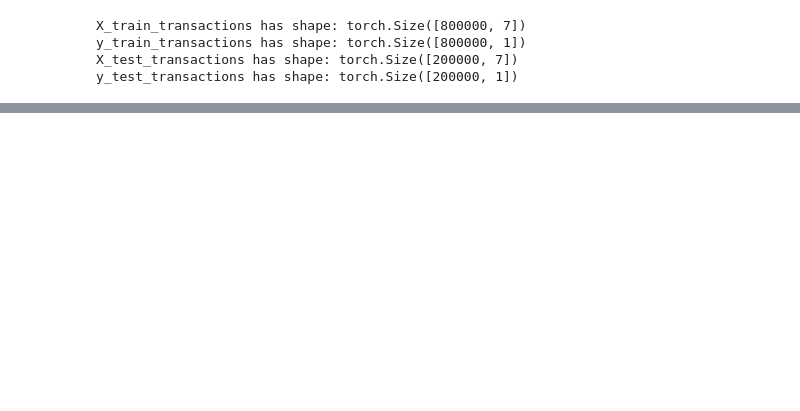
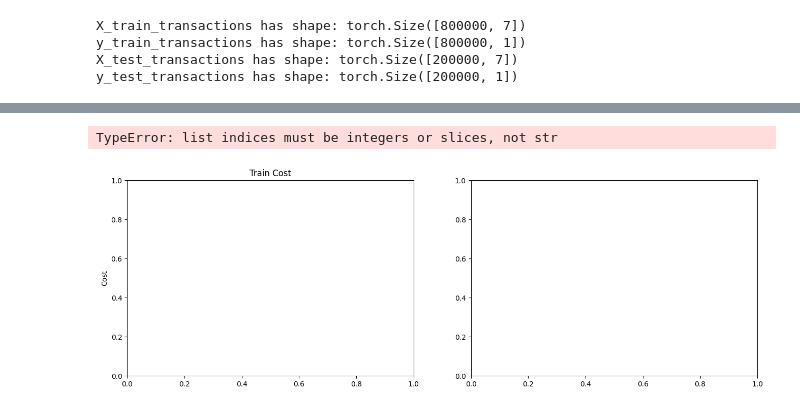
Before and after one commit to huslar58/SMPC_NN, a Jupyter notebook: Encrypted_NN.ipynb, the cells around one changed output, grey strips where cells are left out. Cells and saved outputs as stored; diff of their text form; code cells hidden in the pictures; blank space fills up the shorter version.

```diff
--- a/Encrypted_NN.ipynb
+++ b/Encrypted_NN.ipynb
@@ -132,8 +116 @@ tensor([[36.2172,  0.2478,  0.1814,  ...,  1.0000,  0.0000,  1.0000],
-# %%
-input_size = 7  # Number of input features
-hidden_size = 64  # Number of hidden units
-num_classes = 1  # Binary classification
-num_epochs = 1500
-
-torch_model = FraudDetectionModel(input_size, hidden_size, num_classes)
 # %%
@@ -206,0 +212,30 @@ CheckerError: Unrecognized attribute: ratio for operator Dropout
+# %%
+def plot_validation_curve(data, ax=None, ylim=None):
+    if ax is None:
+        fig, ax = plt.subplots()
+        ax.set_title("Validation Curve")
+        ax.set_ylabel("Cost")
+    if ylim is not None:
+        ax.set_ylim(ylim)
+    ax.set_xlabel("Epochs")
+    ax.plot(data)
+
+
+def plot_validation_curves(hist, ylim=None):
+    fig, ax = plt.subplots(ncols=2, figsize=(16,5))
+
+    ax[0].set_title("Train Cost")
+    ax[0].set_ylabel("Cost")
+    plot_validation_curve(hist['train_cost'], ax[0], ylim)
+
+    ax[1].set_title("Train F2")
+    ax[1].set_ylabel("F2")
+    ax[1].set_ylim(-1, 1)
+    plot_validation_curve(hist['train_f2'], ax[1])
+
+    plt.tight_layout()
+# %%
+plot_validation_curves(hist)
+# %% [output]
+TypeError: list indices must be integers or slices, not str
+[figure, added]
```
Also changed, not shown: parts of 5 cells of this notebook.
